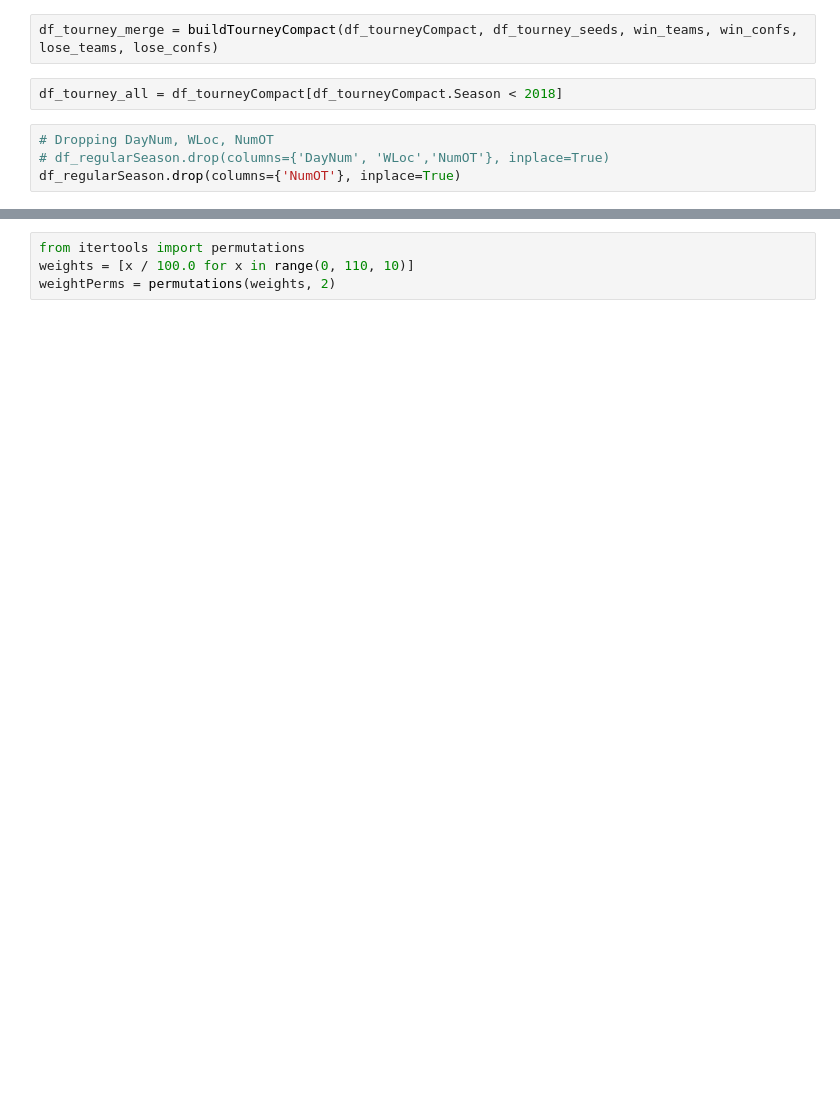
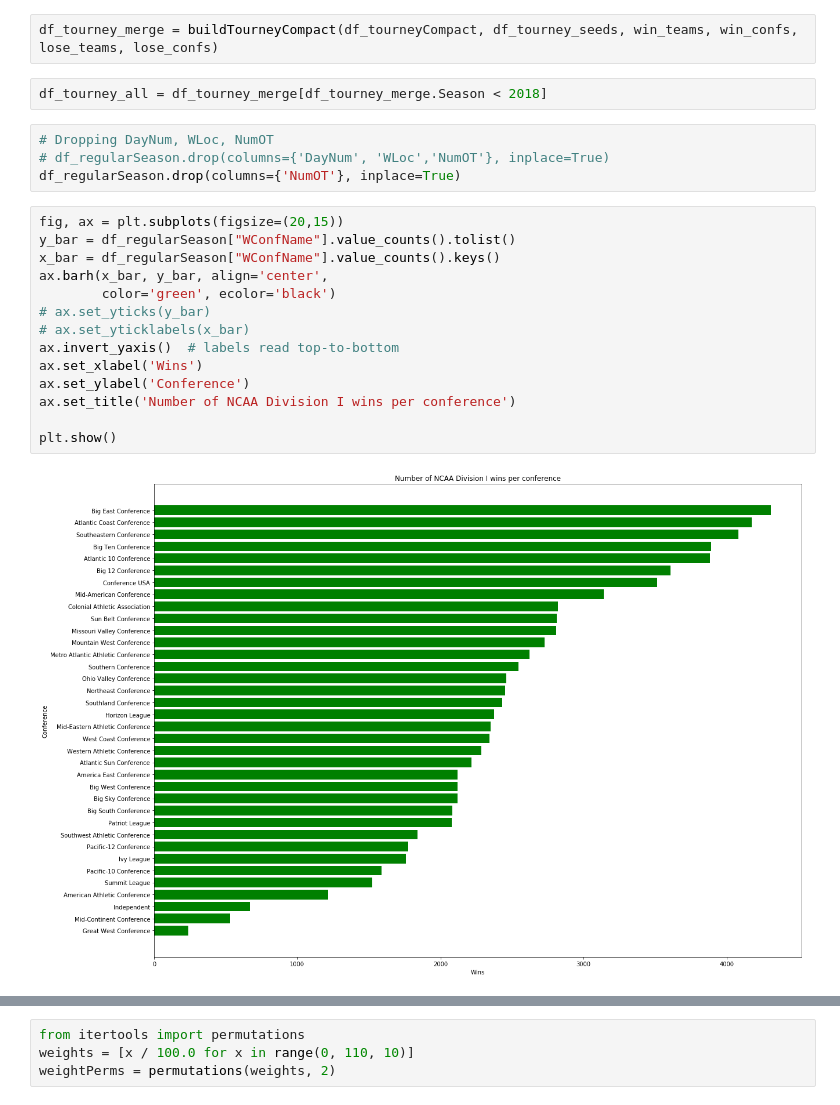
Before and after one commit to mjmcfalls/udacity-machine-learning, a Jupyter notebook: projects/capstone/Capstone-Notebook-Working.ipynb, the cells around one changed output, grey strips where cells are left out. Saved outputs shown, nothing was run; the diff lists cells and outputs as text; blank space fills up the shorter version.

Commit message:
Feature: Add graphs to notebook Adding graphs to ipython notebook.

```diff
--- a/projects/capstone/Capstone-Notebook-Working.ipynb
+++ b/projects/capstone/Capstone-Notebook-Working.ipynb
@@ -555,8 +576,24 @@ df_regularSeason, win_teams, win_confs, lose_teams, lose_confs = buildRegularSea
 # %%
 df_tourney_merge = buildTourneyCompact(df_tourneyCompact, df_tourney_seeds, win_teams, win_confs, lose_teams, lose_confs)
 # %%
-df_tourney_all = df_tourneyCompact[df_tourneyCompact.Season < 2018]
+df_tourney_all = df_tourney_merge[df_tourney_merge.Season < 2018]
 # %%
 # Dropping DayNum, WLoc, NumOT
 # df_regularSeason.drop(columns={'DayNum', 'WLoc','NumOT'}, inplace=True)
 df_regularSeason.drop(columns={'NumOT'}, inplace=True)
+# %%
+fig, ax = plt.subplots(figsize=(20,15))
+y_bar = df_regularSeason["WConfName"].value_counts().tolist()
+x_bar = df_regularSeason["WConfName"].value_counts().keys()
+ax.barh(x_bar, y_bar, align='center',
+        color='green', ecolor='black')
+# ax.set_yticks(y_bar)
+# ax.set_yticklabels(x_bar)
+ax.invert_yaxis()  # labels read top-to-bottom
+ax.set_xlabel('Wins')
+ax.set_ylabel('Conference')
+ax.set_title('Number of NCAA Division I wins per conference')
+
+plt.show()
+# %% [output]
+[figure, added]
```
Also changed, not shown: parts of 9 cells of this notebook.
